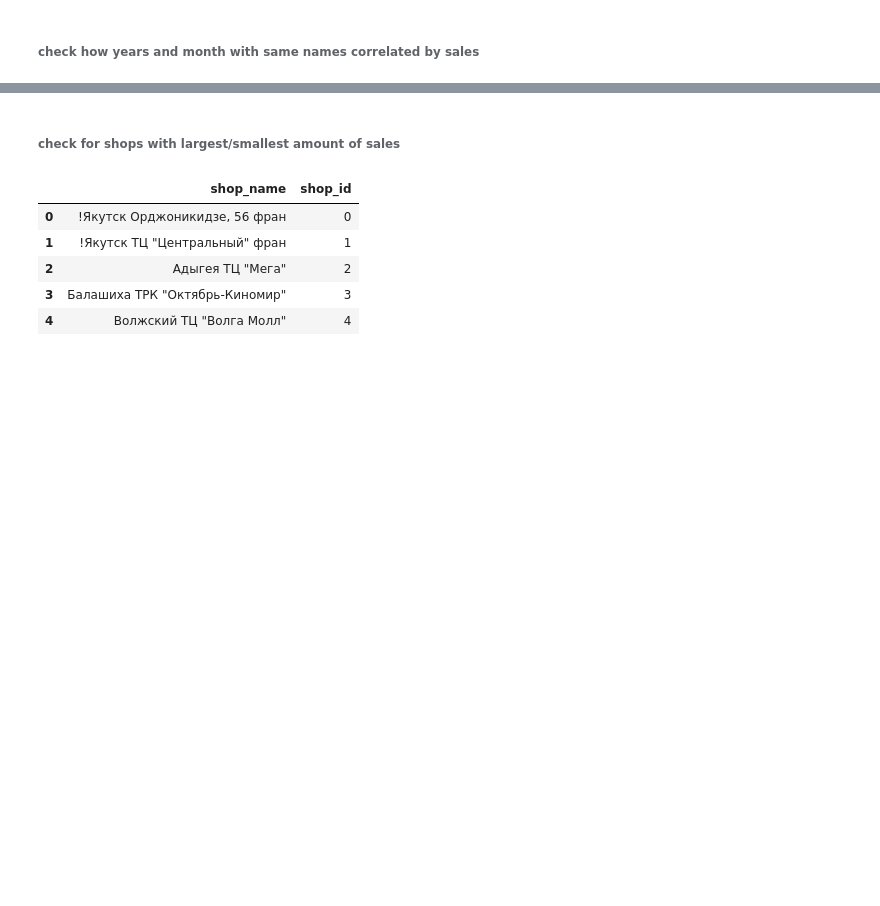
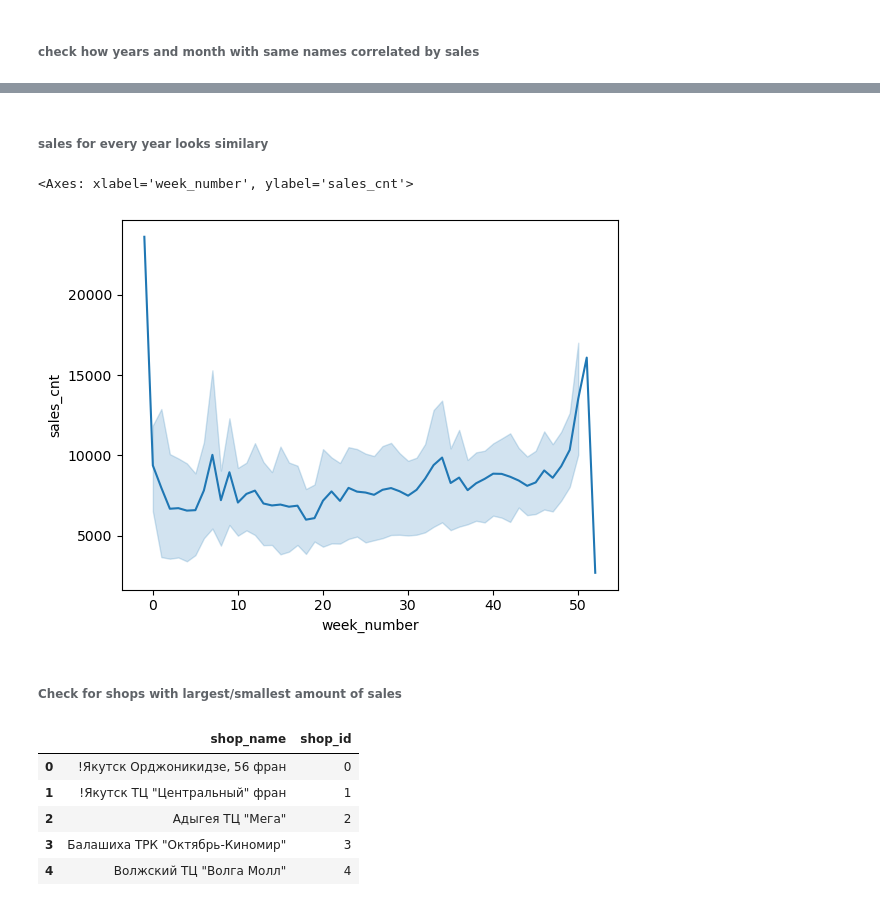
Before and after one commit to Yarmmax/DS_Intership, a Jupyter notebook: EDA.ipynb, the cells around one changed output, grey strips where cells are left out. Cells and saved outputs as stored; diff of their text form; code cells hidden in the pictures; blank space fills up the shorter version.

```diff
--- a/EDA.ipynb
+++ b/EDA.ipynb
@@ -378,20 +290,0 @@ sales_per_day[sales_per_day.ID == 37296]
-# %%
-from statsmodels.tsa.seasonal import seasonal_decompose
-from dateutil.parser import parse
-
-
-# Multiplicative Decomposition
-multiplicative_decomposition = seasonal_decompose(sales_per_day['item_cnt_day'], model='multiplicative', period=365)
-
-# Additive Decomposition
-additive_decomposition = seasonal_decompose(sales_per_day['item_cnt_day'], model='additive', period=365)
-
-# Plot
-plt.rcParams.update({'figure.figsize': (16,12)})
-multiplicative_decomposition.plot().suptitle('Multiplicative Decomposition', fontsize=16)
-plt.tight_layout(rect=[0, 0.03, 1, 0.95])
-
-additive_decomposition.plot().suptitle('Additive Decomposition', fontsize=16)
-plt.tight_layout(rect=[0, 0.03, 1, 0.95])
-
-plt.show()
@@ -416,5 +338,12 @@ The autocorrelation plot
+# %% [markdown]
+###### sales for every year looks similary
+# %%
+sns.lineplot(x=year_data.week_number, y=year_data.sales_cnt)
+# %% [output]
+<Axes: xlabel='week_number', ylabel='sales_cnt'>
+[figure, added]
 # %% [markdown]
-###### check for shops with largest/smallest amount of sales
+###### Check for shops with largest/smallest amount of sales
 # %%
 shops.head()
 # %% [output]
```
Also changed, not shown: parts of 43 cells of this notebook.
